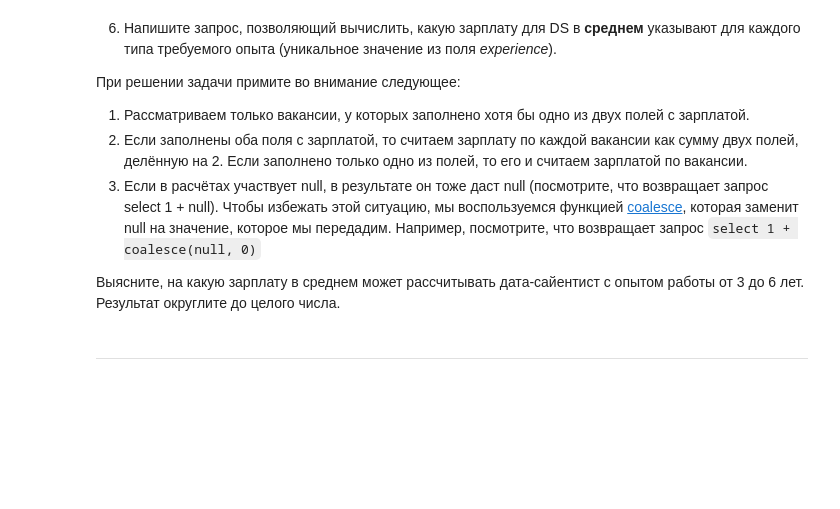
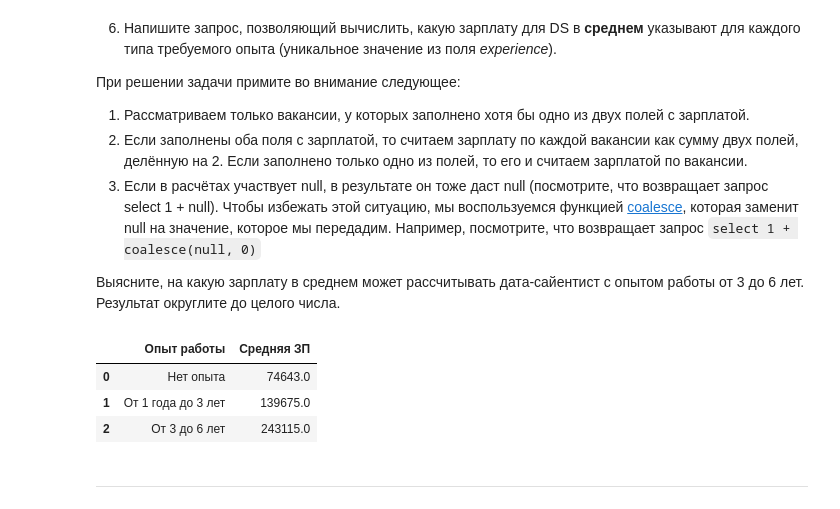
Before and after one commit to Elancinos/SF_DS_COURSE, a Jupyter notebook: Project_2/Project_2_Ноутбук_шаблон.ipynb, the cells around one changed output. Cells and saved outputs as stored; diff of their text form; code cells hidden in the pictures; blank space fills up the shorter version.

```diff
--- a/Project_2/Project_2_Ноутбук_шаблон.ipynb
+++ b/Project_2/Project_2_Ноутбук_шаблон.ipynb
@@ -604,8 +705,33 @@ display(question_5_7)
 Выясните, на какую зарплату в среднем может рассчитывать дата-сайентист с опытом работы от 3 до 6 лет. Результат округлите до целого числа.
 # %%
 # текст запроса
+
+query_6_6 = '''
+select
+    experience as "Опыт работы",
+    round(avg(coalesce((salary_from + salary_to)/2, salary_to, salary_from, 0))) as "Средняя ЗП"
+
+from vacancies
+where (salary_from is not null or salary_to is not null)
+    and (lower(name) like '%data scientist%' or
+    lower(name) like '%data science%' or
+    lower(name) like '%исследователь данных%' or
+    lower(name) like '%machine_learning%' or
+    lower(name) like '%машинн%обучен%' or
+    (name like '%ML%' and name not like '%HTML%'))
+
+group by experience
+'''
 # %%
 # результат запроса
+
+question_6_6 = pd.read_sql_query(query_6_6, connection)
+display(question_6_6)
+# %% [output]
+|  | Опыт работы | Средняя ЗП |
+| 0 | Нет опыта | 74643.0 |
+| 1 | От 1 года до 3 лет | 139675.0 |
+| 2 | От 3 до 6 лет | 243115.0 |
 # %% [markdown]
 ***
 # %%
```
Also changed, not shown: parts of 14 cells of this notebook.
